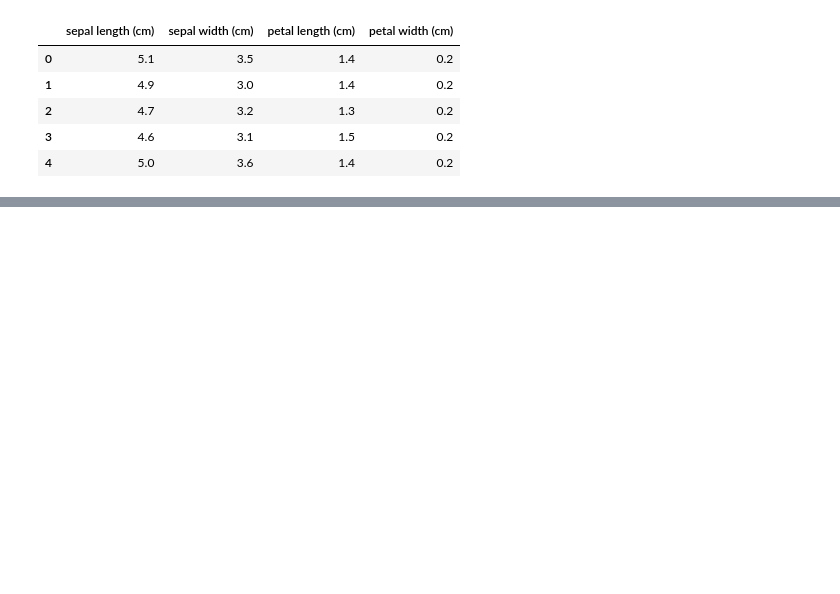
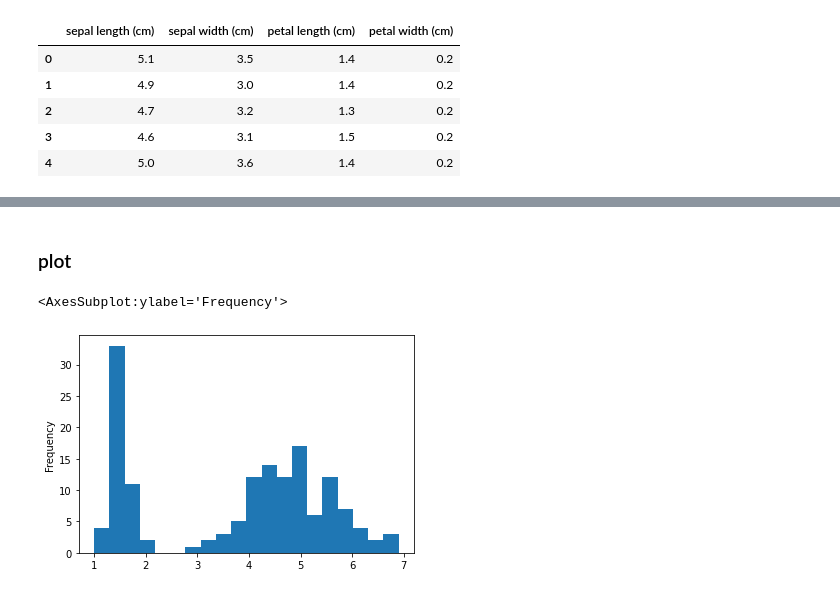
Before and after one commit to ksenia57/Python, a Jupyter notebook: Pandas.ipynb, the cells around one changed output, grey strips where cells are left out. Drawn from its saved outputs; the diff is of its cells as text; code cells hidden in the pictures; blank space fills up the shorter version.

```diff
--- a/Pandas.ipynb
+++ b/Pandas.ipynb
@@ -20,0 +280,7 @@ iris_df[:5]
+# %% [markdown]
+### plot
+# %%
+iris_df['petal length (cm)'].plot(kind='hist', bins=20)
+# %% [output]
+<AxesSubplot:ylabel='Frequency'>
+[figure, added]
```
Also changed, not shown: parts of 42 cells of this notebook.
